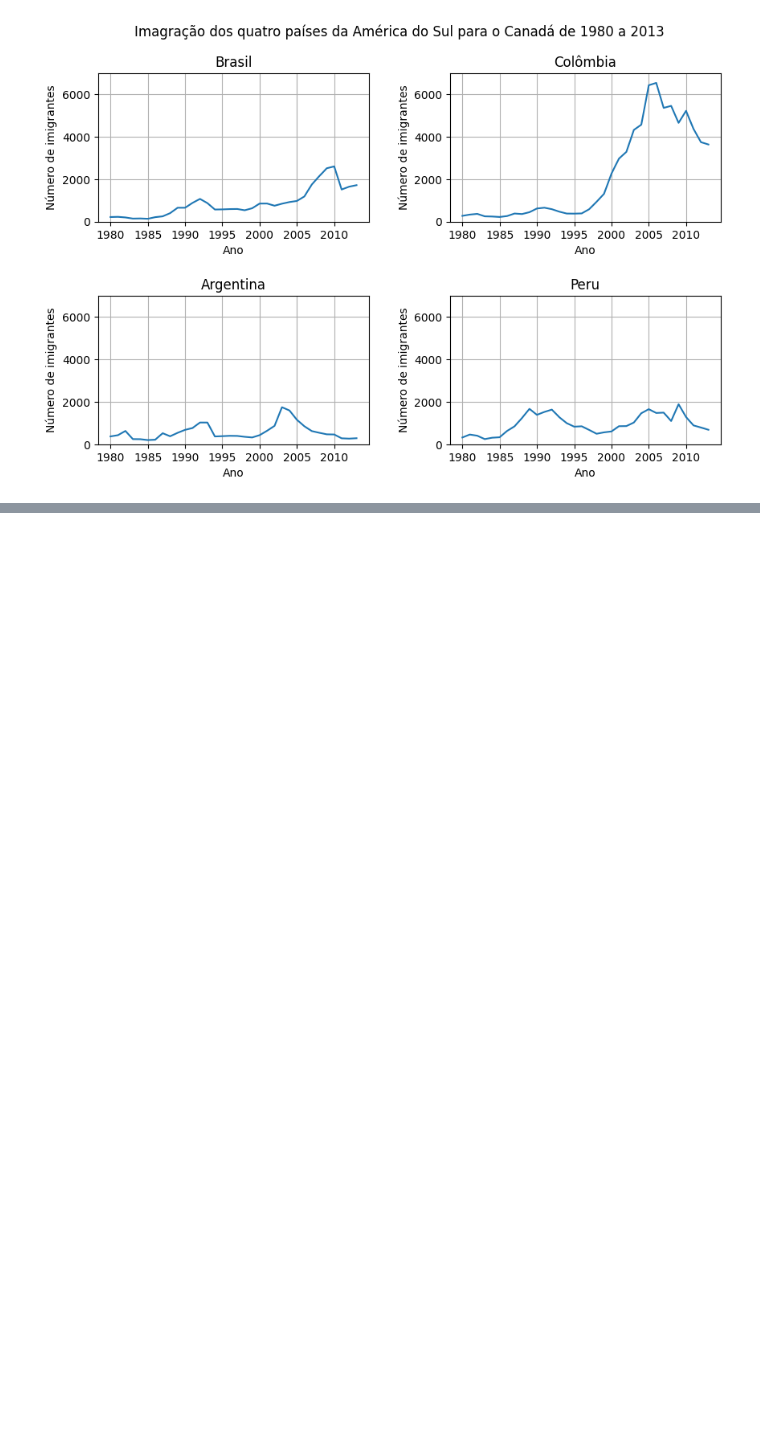
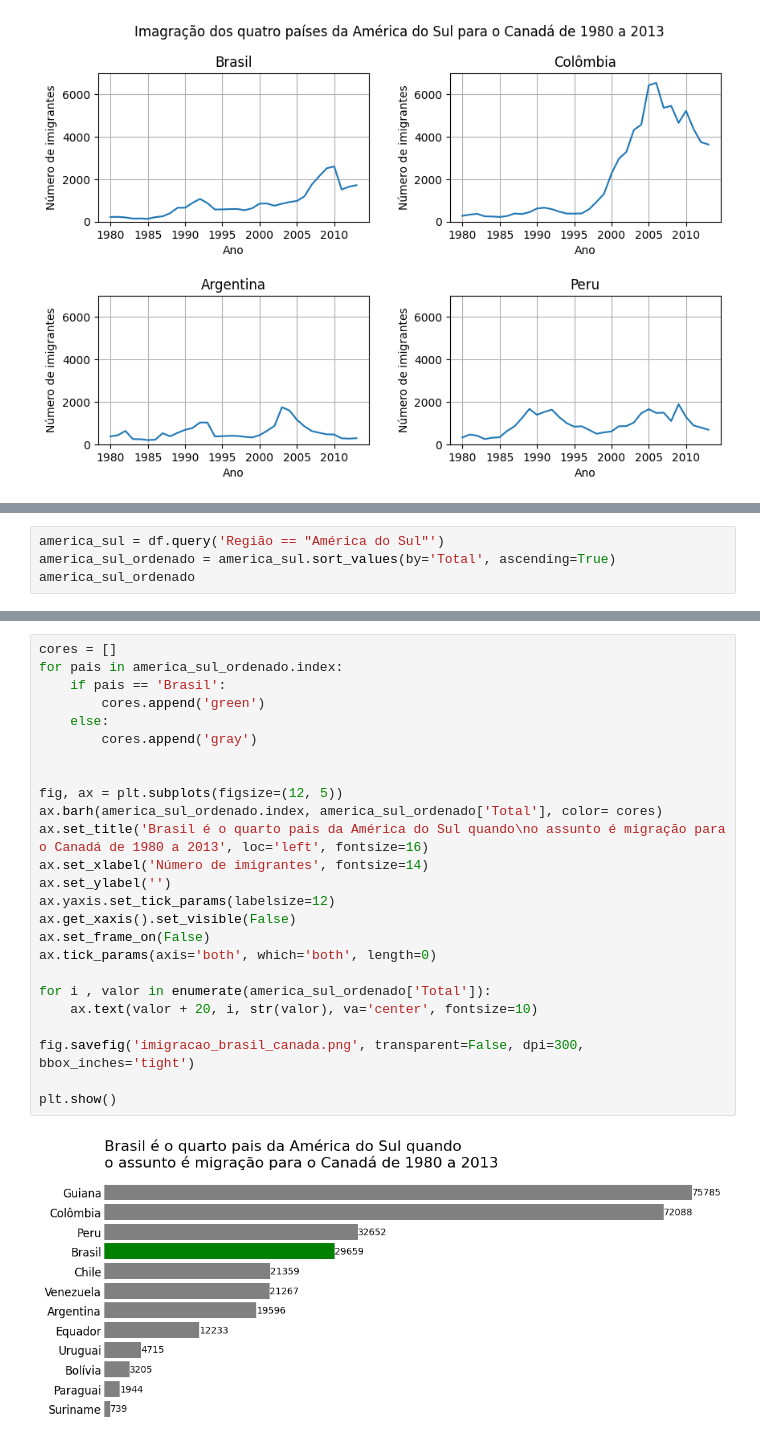
Before and after one commit to VilmarJNR/imigracao-america, a Jupyter notebook: migracao.ipynb, the cells around one changed output, grey strips where cells are left out. Saved outputs shown, nothing was run; the diff lists cells and outputs as text; blank space fills up the shorter version.

Commit message:
Adicionando gráfico que mostra os países que mais imigraram para o Canadá

```diff
--- a/migracao.ipynb
+++ b/migracao.ipynb
@@ -220,0 +233,4 @@ plt.show()
+# %%
+america_sul = df.query('Região == "América do Sul"')
+america_sul_ordenado = america_sul.sort_values(by='Total', ascending=True)
+america_sul_ordenado
@@ -220,0 +253,27 @@ plt.show()
+# %%
+cores = []
+for pais in america_sul_ordenado.index:
+    if pais == 'Brasil':
+        cores.append('green')
+    else:
+        cores.append('gray')
+
+
+fig, ax = plt.subplots(figsize=(12, 5))
+ax.barh(america_sul_ordenado.index, america_sul_ordenado['Total'], color= cores)
+ax.set_title('Brasil é o quarto pais da América do Sul quando\no assunto é migração para o Canadá de 1980 a 2013', loc='left', fontsize=16)
+ax.set_xlabel('Número de imigrantes', fontsize=14)
+ax.set_ylabel('')
+ax.yaxis.set_tick_params(labelsize=12)
+ax.get_xaxis().set_visible(False)
+ax.set_frame_on(False)
+ax.tick_params(axis='both', which='both', length=0)
+
+for i , valor in enumerate(america_sul_ordenado['Total']):
+    ax.text(valor + 20, i, str(valor), va='center', fontsize=10)
+
+fig.savefig('imigracao_brasil_canada.png', transparent=False, dpi=300, bbox_inches='tight')
+
+plt.show()
+# %% [output]
+[figure, added]
```
Also changed, not shown: parts of 5 cells of this notebook.
